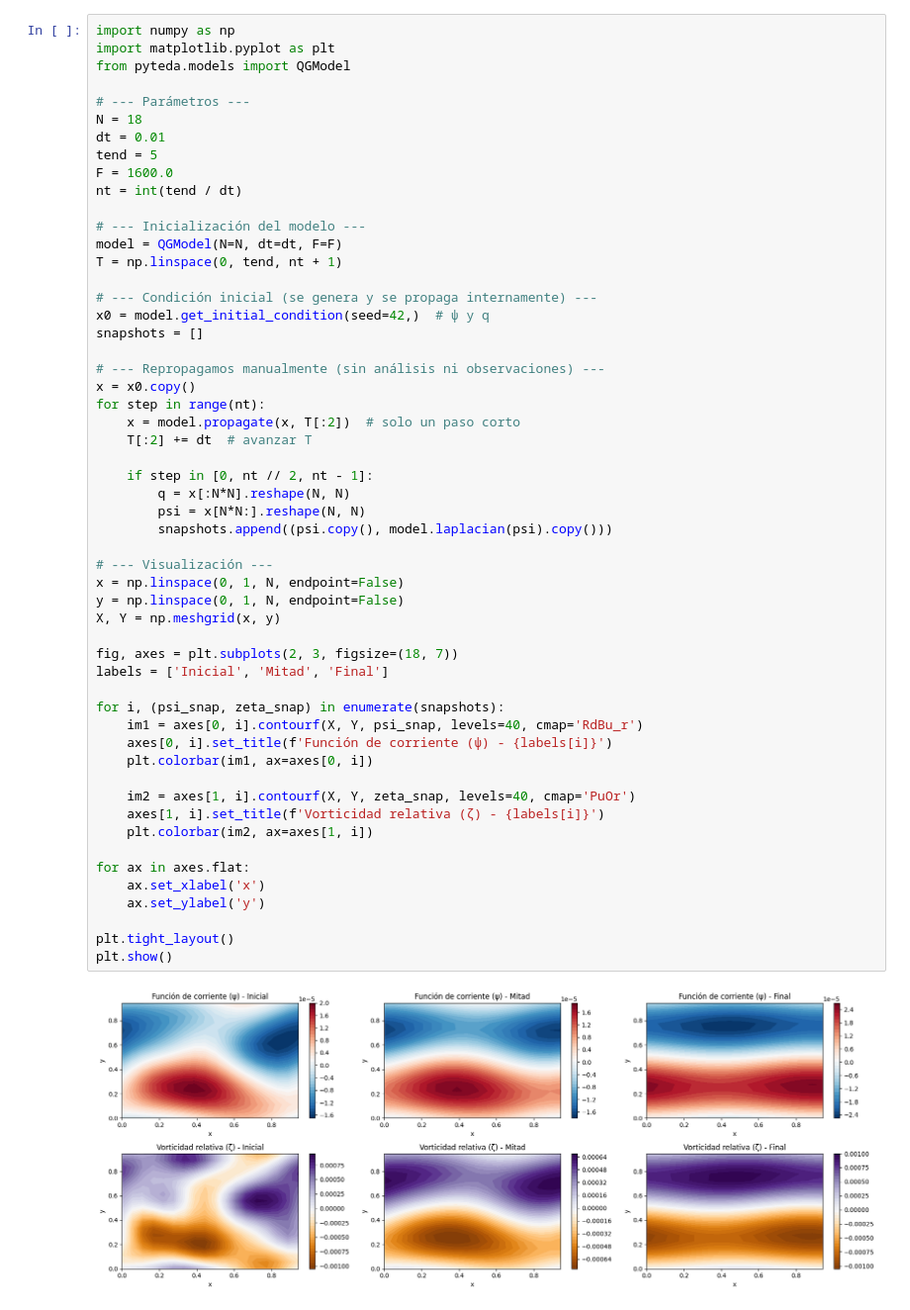
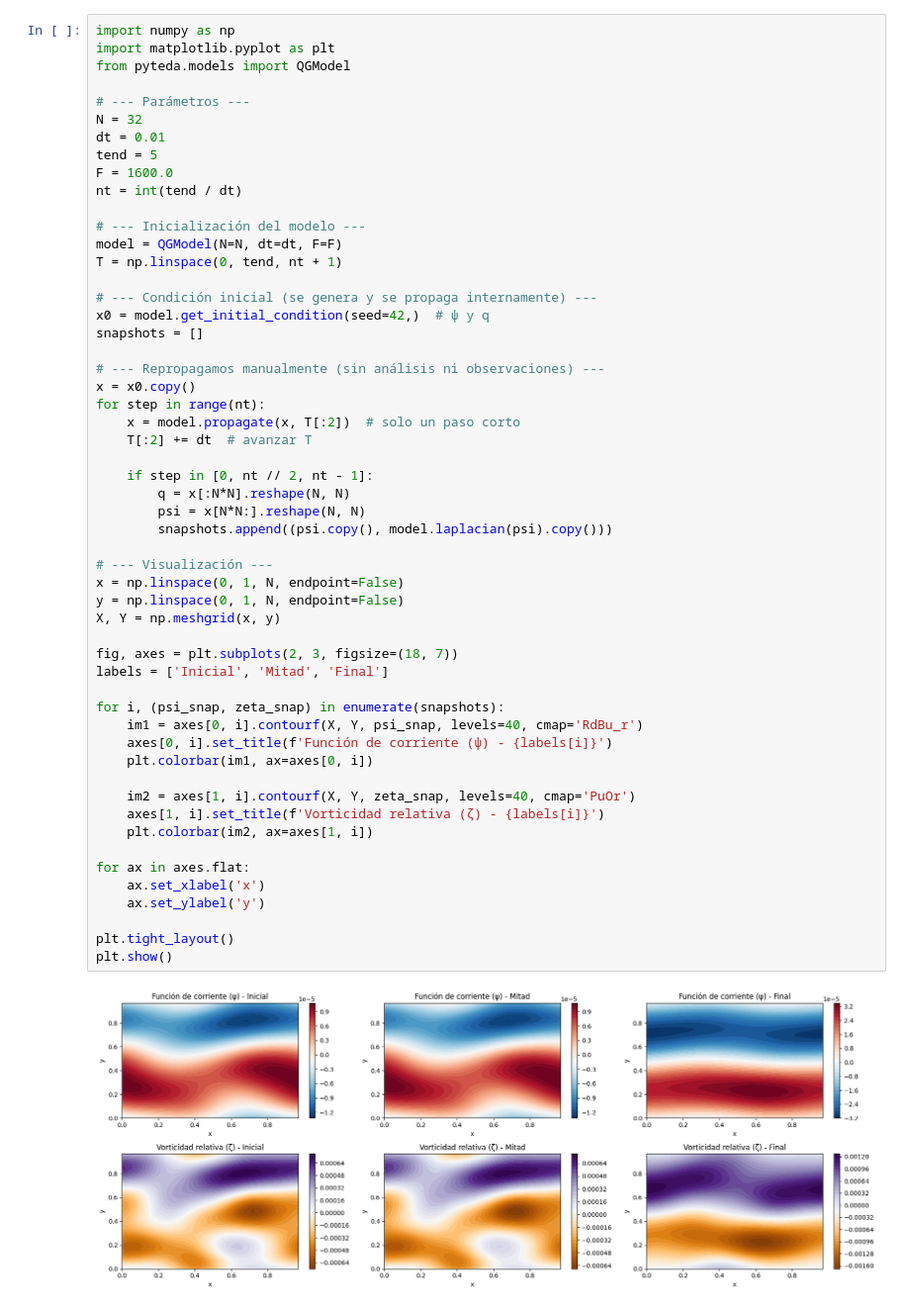
Before and after one commit to enino84/TEDA, a Jupyter notebook: pyteda/analysis/using_the_QG_model.ipynb, the cells around one changed output. Shown at 99% size. Drawn from its saved outputs; the diff is of its cells as text.

```diff
--- a/pyteda/analysis/using_the_QG_model.ipynb
+++ b/pyteda/analysis/using_the_QG_model.ipynb
@@ -4,7 +4,7 @@ import matplotlib.pyplot as plt
 from pyteda.models import QGModel
 
 # --- Parámetros ---
-N = 18
+N = 32
 dt = 0.01
 tend = 5
 F = 1600.0
@@ -26,31 +26,31 @@ for step in range(nt):
 
     if step in [0, nt // 2, nt - 1]:
         q = x[:N*N].reshape(N, N)
         psi = x[N*N:].reshape(N, N)
         snapshots.append((psi.copy(), model.laplacian(psi).copy()))
 
 # --- Visualización ---
 x = np.linspace(0, 1, N, endpoint=False)
 y = np.linspace(0, 1, N, endpoint=False)
 X, Y = np.meshgrid(x, y)
 
 fig, axes = plt.subplots(2, 3, figsize=(18, 7))
 labels = ['Inicial', 'Mitad', 'Final']
 
 for i, (psi_snap, zeta_snap) in enumerate(snapshots):
     im1 = axes[0, i].contourf(X, Y, psi_snap, levels=40, cmap='RdBu_r')
     axes[0, i].set_title(f'Función de corriente (ψ) - {labels[i]}')
     plt.colorbar(im1, ax=axes[0, i])
 
     im2 = axes[1, i].contourf(X, Y, zeta_snap, levels=40, cmap='PuOr')
     axes[1, i].set_title(f'Vorticidad relativa (ζ) - {labels[i]}')
     plt.colorbar(im2, ax=axes[1, i])
 
 for ax in axes.flat:
     ax.set_xlabel('x')
     ax.set_ylabel('y')
 
 plt.tight_layout()
 plt.show()
 # %% [output]
-[figure, old version]
+[figure, new version]
```
